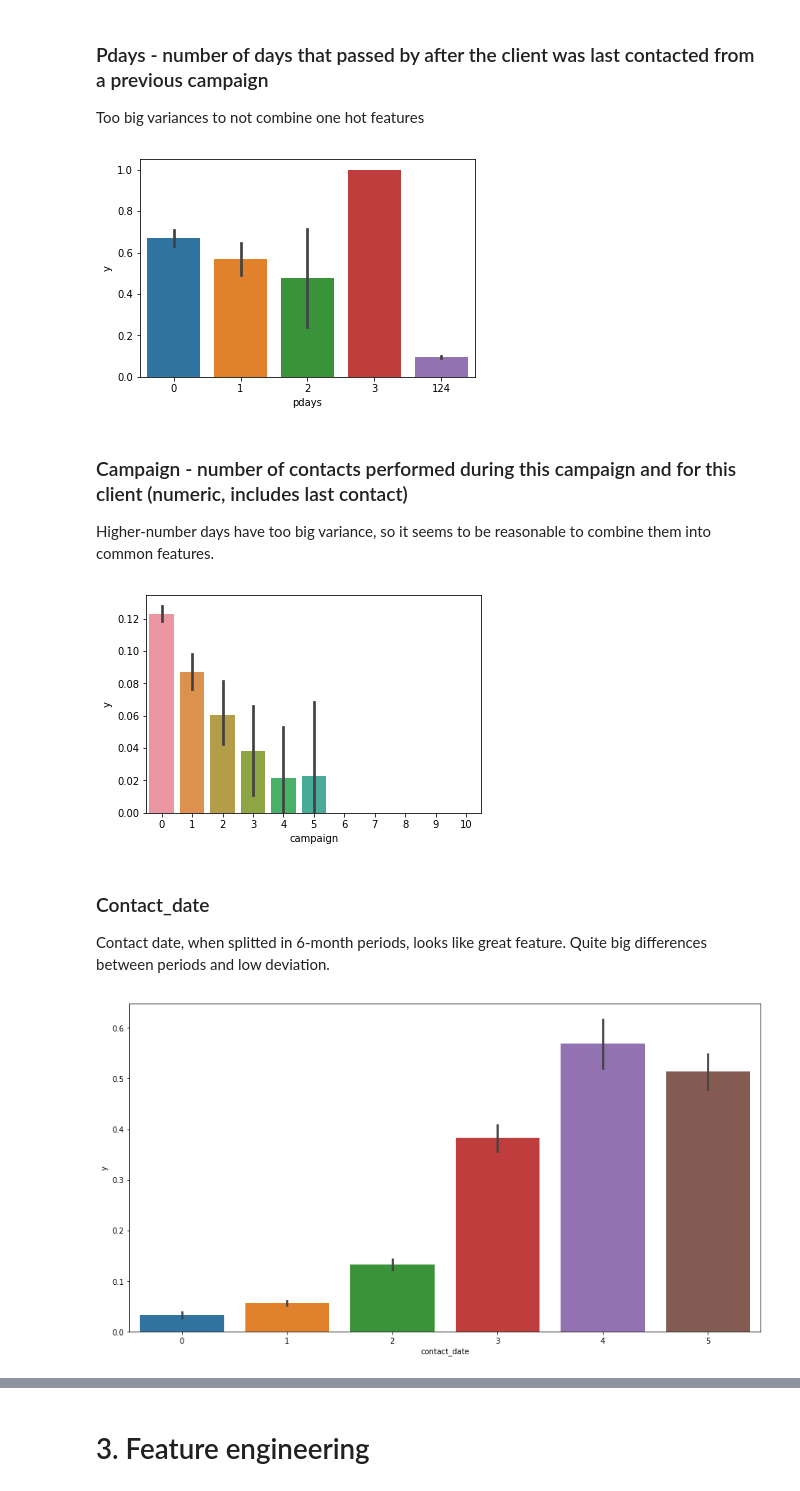
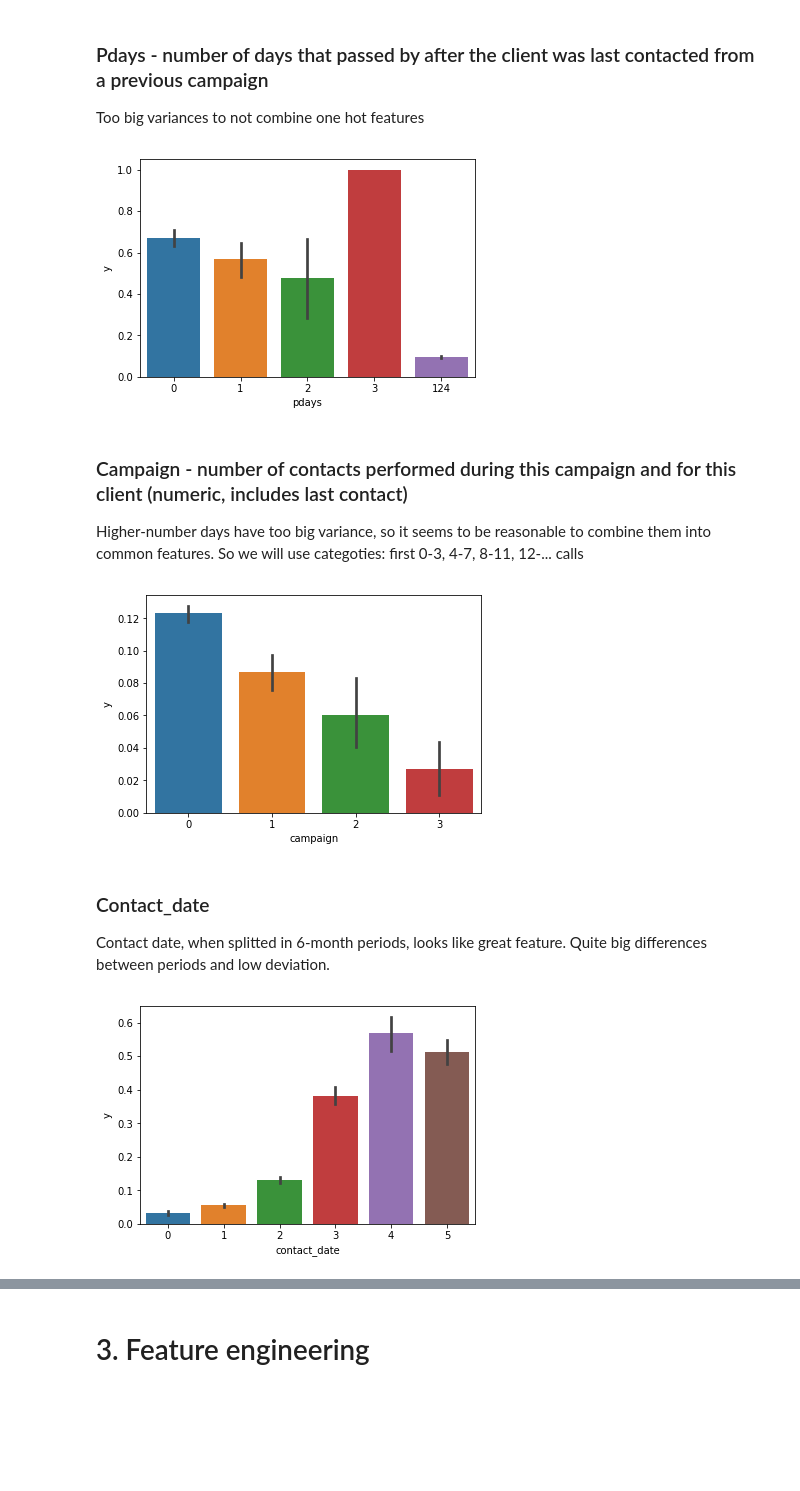
Before and after one commit to destruktiw/JNP3-1, a Jupyter notebook: Solution.ipynb, the cells around one changed output, grey strips where cells are left out. Cells and saved outputs as stored; diff of their text form; code cells hidden in the pictures; blank space fills up the shorter version.

```diff
--- a/Solution.ipynb
+++ b/Solution.ipynb
@@ -5,7 +5,7 @@ import seaborn as sns
 import pandas as pd
 import numpy as np
 import matplotlib.pyplot as plt
-from sklearn import cross_validation, metrics
+from sklearn import model_selection, metrics
 from sklearn.utils import shuffle
 
 from sklearn.model_selection import RandomizedSearchCV
@@ -20,4 +20,6 @@ df_base = pd.read_csv('bank-classification.csv')
 # Change type of results column
 df_base.y.replace(('yes', 'no'), (1, 0), inplace=True)
 
-print df_base[:10]
+# Transform strings into datetimes
+df_base['birth_date'] = pd.to_datetime(df_base['birth_date'], format='%Y-%m-%d')
+df_base['contact_date'] = pd.to_datetime(df_base['contact_date'], format='%Y-%m-%d')
@@ -80,7 +64,7 @@ plt.show()
 
 Too big variances to not combine one hot features
 # %%
-df = df_base
+df = df_base.copy()
 learn = df.loc[df['y'] != 'unknown']
 learn['y'] = learn['y'].astype('int64')
 
@@ -88,35 +72,36 @@ learn['pdays'] = learn['pdays'].apply(lambda x: x/8)
 sns.barplot(x='pdays', y='y', data=learn)
 plt.show()
 # %% [output]
-[figure, old version]
+[figure, new version]
 # %% [markdown]
 ### Campaign - number of contacts performed during this campaign and for this client (numeric, includes last contact)
 
-Higher-number days have too big variance, so it seems to be reasonable to combine them into common features.
+Higher-number days have too big variance, so it seems to be reasonable to combine them into common features. So we will use categoties: first 0-3, 4-7, 8-11, 12-... calls
 # %%
-df = df_base
+df = df_base.copy()
 learn = df.loc[df['y'] != 'unknown']
 learn['y'] = learn['y'].astype('int64')
 
 learn['campaign'] = learn['campaign'].apply(lambda x: x/4)
+learn.loc[learn.campaign > 2, 'campaign'] = 3
+
 sns.barplot(x='campaign', y='y', data=learn)
 
 
 plt.show()
 # %% [output]
-[figure, old version]
+[figure, new version]
 # %% [markdown]
 ### Contact_date
 
 Contact date, when splitted in 6-month periods, looks like great feature. Quite big differences between periods and low deviation.
 # %%
-df = df_base
+df = df_base.copy()
 learn = df.loc[df['y'] != 'unknown']
 learn['y'] = learn['y'].astype('int64')
 
-learn['contact_date'] = pd.to_datetime(learn['contact_date'], format='%Y-%m-%d')
 learn['contact_date'] = learn['contact_date'].apply(lambda x: (x.month + (x.year-2008)*12)/6)
 sns.barplot(x='contact_date', y='y', data=learn)
 plt.show()
 # %% [output]
-[figure, old version]
+[figure, new version]
```
Also changed, not shown: parts of 21 cells of this notebook.
